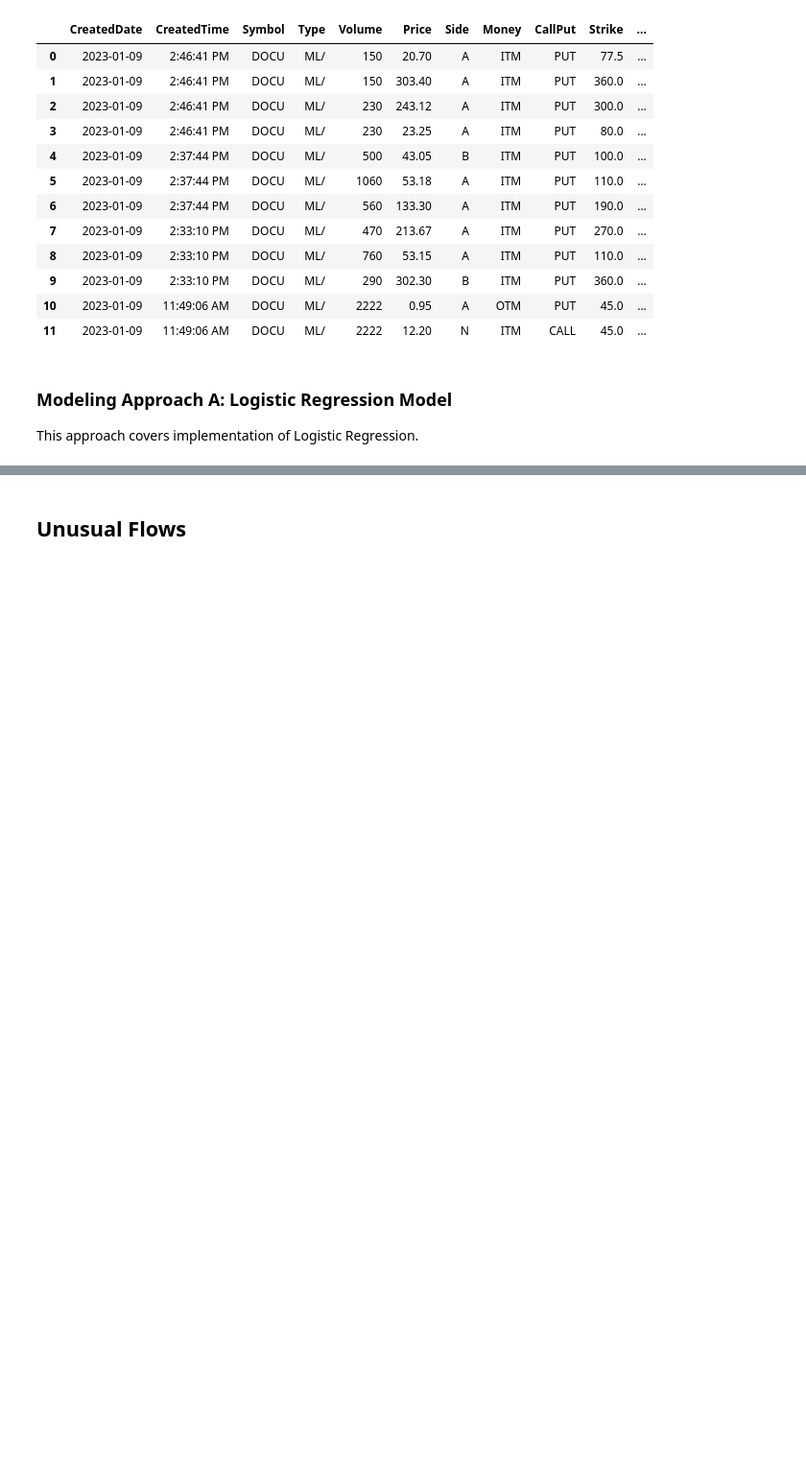
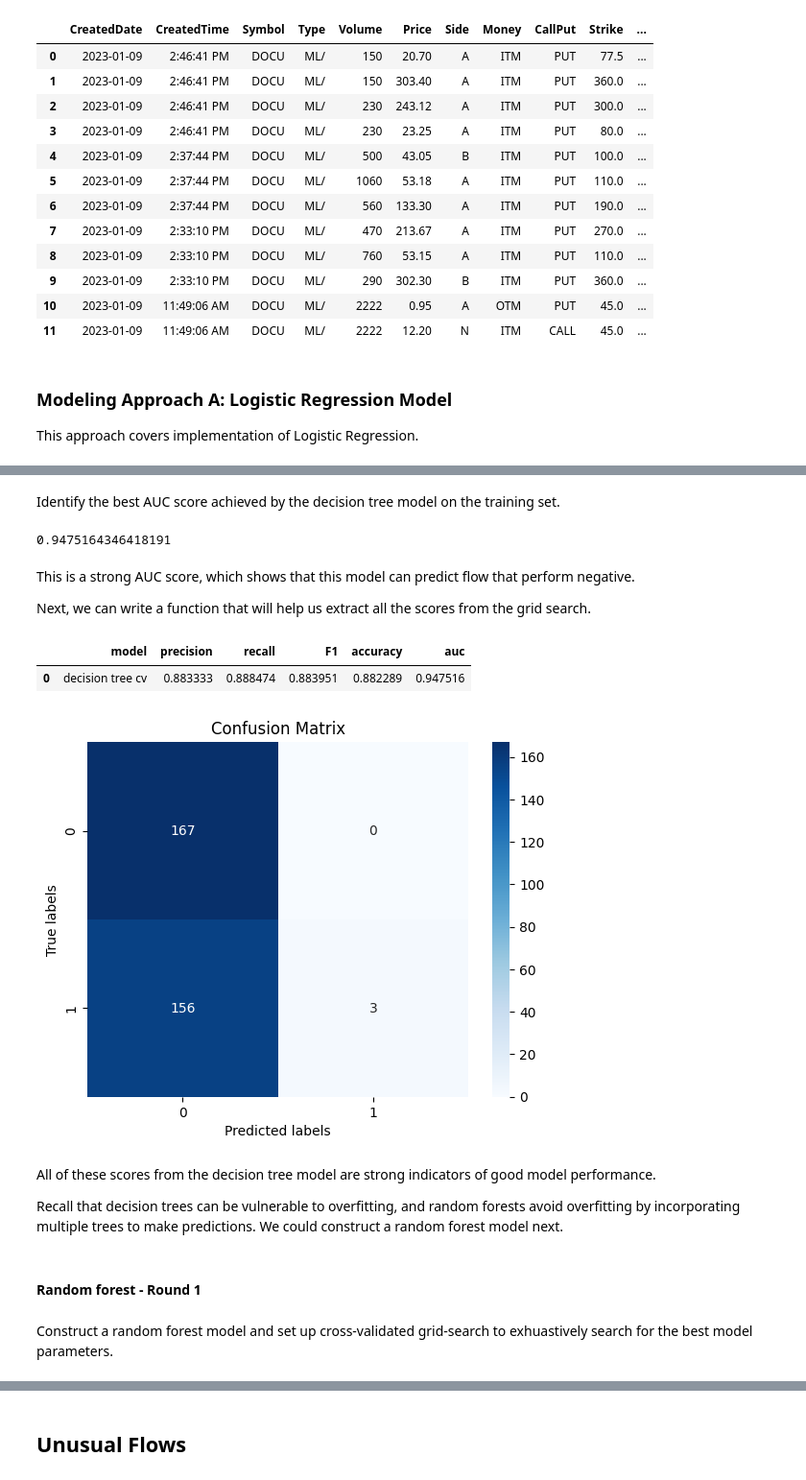
Before and after one commit to InsightQod/Derivatives, a Jupyter notebook: Sector_EDA.ipynb, the cells around one changed output, grey strips where cells are left out. Shown at 96% size. Drawn from its saved outputs; the diff is of its cells as text; code cells hidden in the pictures; blank space fills up the shorter version.

```diff
--- a/Sector_EDA.ipynb
+++ b/Sector_EDA.ipynb
@@ -758,0 +989,5 @@ Name: Color, dtype: int64
+# %%
+# Isolate the outcome variable
+y = df_enc['1PN']
+# Display first few rows of the outcome variable
+y.head()
@@ -758,0 +1001,5 @@ Name: Color, dtype: int64
+# %%
+# Select the features you want to use in your model
+X = df_enc.drop('1PN', axis=1)
+# Display the first few rows of the selected features
+X.head()
@@ -758,0 +1013,3 @@ Name: Color, dtype: int64
+# %%
+# Split the data into training set and testing set without stratification
+X_train, X_test, y_train, y_test = train_test_split(X, y, test_size=0.25, random_state=42)
@@ -758,0 +1055,11 @@ Name: Color, dtype: int64
+# %% [markdown]
+Identify the best AUC score achieved by the decision tree model on the training set.
+# %%
+# Check best AUC score on CV
+tree1.best_score_
+# %% [output]
+0.9475164346418191
+# %% [markdown]
+This is a strong AUC score, which shows that this model can predict flow that perform negative.
+
+Next, we can write a function that will help us extract all the scores from the grid search.
@@ -758,0 +1110,31 @@ Name: Color, dtype: int64
+# %%
+# Get all CV scores
+tree1_cv_results = make_results('decision tree cv', tree1, 'auc')
+tree1_cv_results
+# %% [output]
+|  | model | precision | recall | F1 | accuracy | auc |
+| 0 | decision tree cv | 0.883333 | 0.888474 | 0.883951 | 0.882289 | 0.947516 |
+# %%
+from sklearn.metrics import confusion_matrix
+import seaborn as sns
+import matplotlib.pyplot as plt
+
+# Calculate confusion matrix
+cm = confusion_matrix(y_test, y_pred)
+
+# Plot confusion matrix
+sns.heatmap(cm, annot=True, cmap='Blues', fmt='g')
+plt.xlabel('Predicted labels')
+plt.ylabel('True labels')
+plt.title('Confusion Matrix')
+plt.show()
+# %% [output]
+[figure, added]
+# %% [markdown]
+All of these scores from the decision tree model are strong indicators of good model performance.
+
+Recall that decision trees can be vulnerable to overfitting, and random forests avoid overfitting by incorporating multiple trees to make predictions. We could construct a random forest model next.
+# %% [markdown]
+#### Random forest - Round 1
+# %% [markdown]
+Construct a random forest model and set up cross-validated grid-search to exhuastively search for the best model parameters.
```
Also changed, not shown: parts of 55 cells of this notebook.
